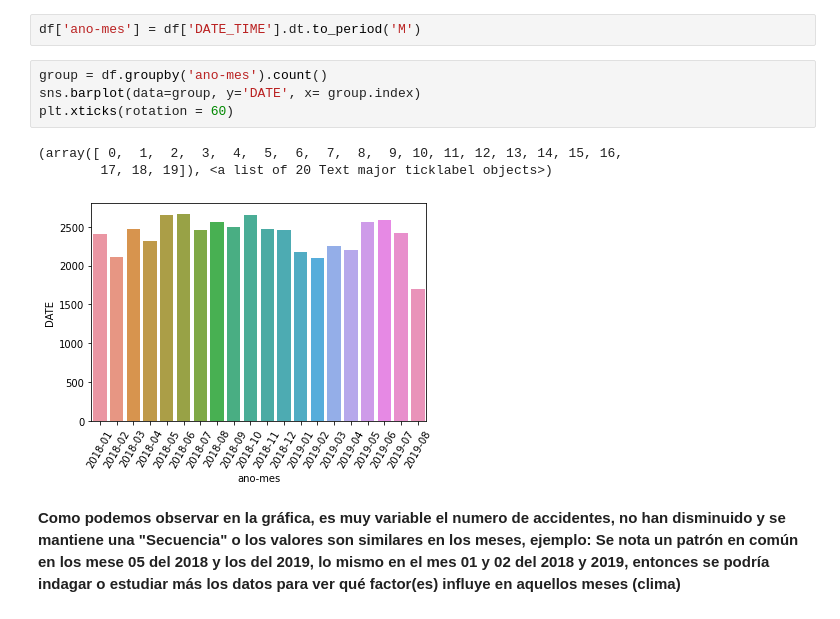
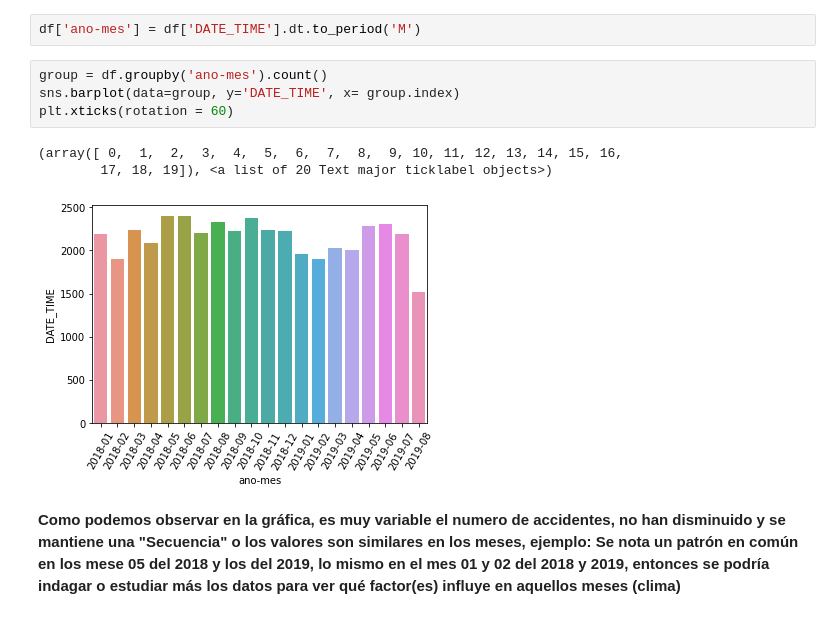
Before and after one commit to hnmelo/MujeresDigitales, a Jupyter notebook: Taller_Semana_4.ipynb, the cells around one changed output. Cells and saved outputs as stored; diff of their text form.

```diff
--- a/Taller_Semana_4.ipynb
+++ b/Taller_Semana_4.ipynb
@@ -78,12 +78,12 @@ Agrupe los datos disponibles mensualmente y genere una gráfica lineal de accide
 df['ano-mes'] = df['DATE_TIME'].dt.to_period('M')
 # %%
 group = df.groupby('ano-mes').count()
-sns.barplot(data=group, y='DATE', x= group.index)
+sns.barplot(data=group, y='DATE_TIME', x= group.index)
 plt.xticks(rotation = 60)
 # %% [output]
 (array([ 0,  1,  2,  3,  4,  5,  6,  7,  8,  9, 10, 11, 12, 13, 14, 15, 16,
         17, 18, 19]), <a list of 20 Text major ticklabel objects>)
-[figure, old version]
+[figure, new version]
 # %% [markdown]
 **Como podemos observar en la gráfica, es muy variable el numero de accidentes, no han disminuido y se mantiene una "Secuencia" o los valores son similares en los meses, ejemplo: Se nota un patrón en común en los mese 05 del 2018 y los del 2019, lo mismo en el mes 01 y 02 del 2018 y 2019, entonces se podría indagar o estudiar más los datos para ver qué factor(es) influye en aquellos meses (clima)**
 # %% [markdown]
```
Also changed, not shown: parts of 10 cells of this notebook.
